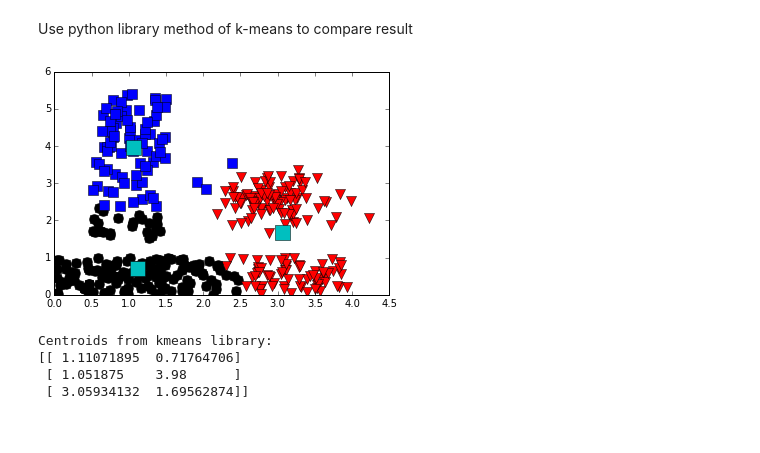
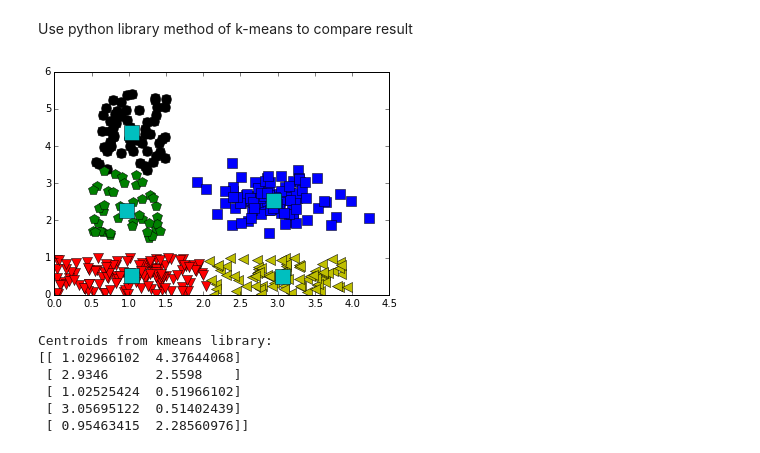
Before and after one commit to jpduarte/datasciencecodes, a Jupyter notebook: hwkmeans/HWkmeans.ipynb, the cells around one changed output. Drawn from its saved outputs; the diff is of its cells as text; code cells hidden in the pictures.

```diff
--- a/hwkmeans/HWkmeans.ipynb
+++ b/hwkmeans/HWkmeans.ipynb
@@ -264,19 +263,23 @@ Centroids from coded kmeans with random initial guess centroids from bisection:
 Use  python library method of k-means to compare result
 # %%
 #use Kmeans from library
-kmeans = KMeans(n_clusters=k, random_state=0).fit(datalist)
+kmeans = KMeans(n_clusters=5, random_state=0).fit(datalist)
 centroids = kmeans.cluster_centers_
 labels = kmeans.labels_
 plt.figure(11)
+symbols = ['o','s','v','<','p']
+colors = ['k','b','r','y','g']
 plotcluster(datalist,labels,symbols,colors,markersize)
 plt.plot( centroids[:,0],centroids[:,1], 's',color='c',markersize=15)
 plt.show()
 
 print("Centroids from kmeans library:")
 print (centroids)
 # %% [output]
-[figure, old version]
+[figure, new version]
 Centroids from kmeans library:
-[[ 1.11071895  0.71764706]
- [ 1.051875    3.98      ]
- [ 3.05934132  1.69562874]]
+[[ 1.02966102  4.37644068]
+ [ 2.9346      2.5598    ]
+ [ 1.02525424  0.51966102]
+ [ 3.05695122  0.51402439]
+ [ 0.95463415  2.28560976]]
```
Also changed, not shown: parts of 5 cells of this notebook.
